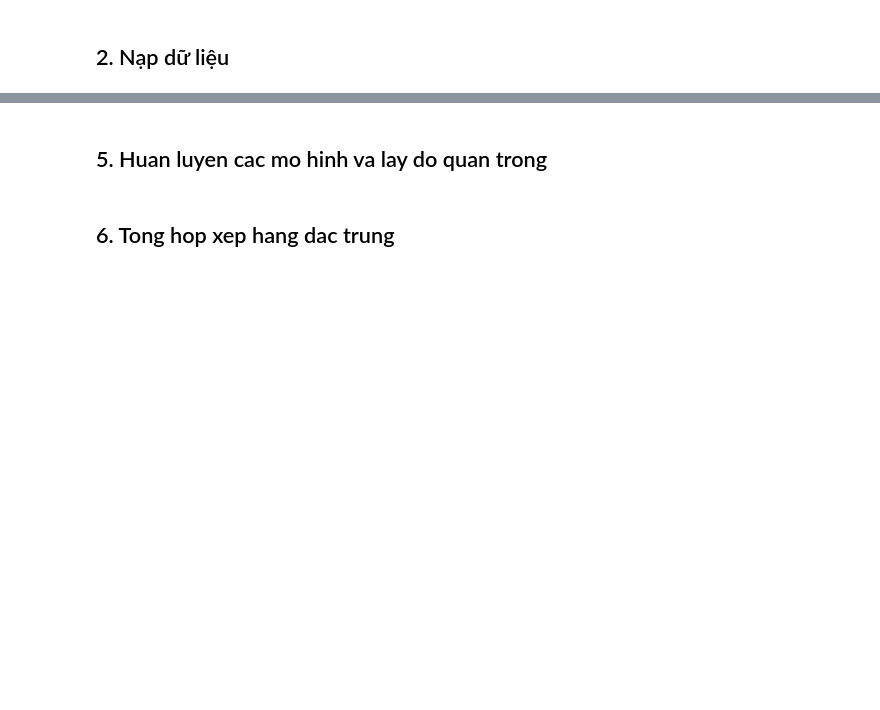
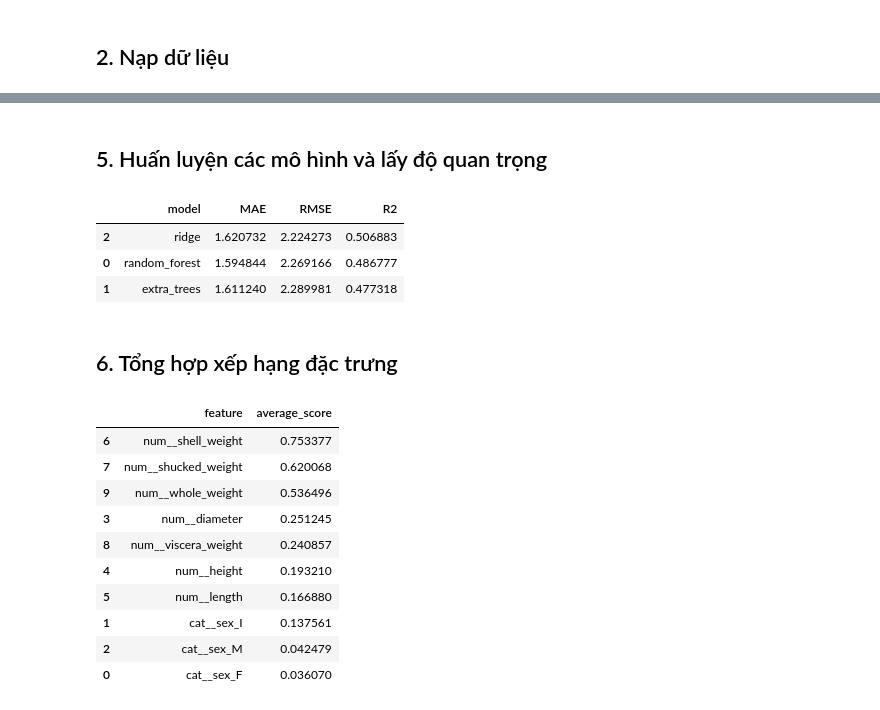
Before and after one commit to Gtvkun-ai/TNTT_Repo_Abalone6, a Jupyter notebook: AbaloneAge/notebooks/research/03_feature_selection_model_based.ipynb, the cells around one changed output, grey strips where cells are left out. Saved outputs shown, nothing was run; the diff lists cells and outputs as text; code cells hidden in the pictures; blank space fills up the shorter version.

```diff
--- a/AbaloneAge/notebooks/research/03_feature_selection_model_based.ipynb
+++ b/AbaloneAge/notebooks/research/03_feature_selection_model_based.ipynb
@@ -118,61 +125,78 @@ print("So dac trung sau tien xu ly:", len(ten_dac_trung))
 # %% [markdown]
-## 5. Huan luyen cac mo hinh va lay do quan trong
+## 5. Huấn luyện các mô hình và lấy độ quan trọng
 # %%
-mo_hinh_dict = {
+model_dict = {
     "random_forest": RandomForestRegressor(n_estimators=400, random_state=42, n_jobs=-1),
     "extra_trees": ExtraTreesRegressor(n_estimators=400, random_state=42, n_jobs=-1),
     "ridge": Ridge(alpha=1.0),
 }
 
-ket_qua_metric = []
-tat_ca_importance = []
+metric_results = []
+all_importances = []
 
-for ten_mo_hinh, mo_hinh in mo_hinh_dict.items():
-    mo_hinh.fit(X_train_txl, y_train)
-    du_doan_val = mo_hinh.predict(X_val_txl)
+for model_name, model in model_dict.items():
+    model.fit(X_train_processed, y_train)
+    val_predictions = model.predict(X_val_processed)
 
-    mae = mean_absolute_error(y_val, du_doan_val)
-    rmse = np.sqrt(mean_squared_error(y_val, du_doan_val))
-    r2 = r2_score(y_val, du_doan_val)
+    mae = mean_absolute_error(y_val, val_predictions)
+    rmse = np.sqrt(mean_squared_error(y_val, val_predictions))
+    r2 = r2_score(y_val, val_predictions)
 
-    ket_qua_metric.append({
-        "mo_hinh": ten_mo_hinh,
+    metric_results.append({
+        "model": model_name,
         "MAE": mae,
         "RMSE": rmse,
         "R2": r2,
     })
 
-    if hasattr(mo_hinh, "feature_importances_"):
-        importance = mo_hinh.feature_importances_
+    if hasattr(model, "feature_importances_"):
+        importance = model.feature_importances_
     else:
-        importance = np.abs(mo_hinh.coef_)
+        importance = np.abs(model.coef_)
 
-    bang_importance = pd.DataFrame({
-        "dac_trung": ten_dac_trung,
+    importance_df = pd.DataFrame({
+        "feature": feature_names,
         "importance": importance,
-        "mo_hinh": ten_mo_hinh,
+        "model": model_name,
     })
-    tat_ca_importance.append(bang_importance)
+    all_importances.append(importance_df)
 
-bang_metric = pd.DataFrame(ket_qua_metric).sort_values(by="RMSE")
-bang_metric
+metric_df = pd.DataFrame(metric_results).sort_values(by="RMSE")
+metric_df
+# %% [output]
+|  | model | MAE | RMSE | R2 |
+| 2 | ridge | 1.620732 | 2.224273 | 0.506883 |
+| 0 | random_forest | 1.594844 | 2.269166 | 0.486777 |
+| 1 | extra_trees | 1.611240 | 2.289981 | 0.477318 |
 # %% [markdown]
-## 6. Tong hop xep hang dac trung
+## 6. Tổng hợp xếp hạng đặc trưng
 # %%
-bang_all = pd.concat(tat_ca_importance, ignore_index=True)
+all_df = pd.concat(all_importances, ignore_index=True)
 
-# Chuan hoa importance theo tung mo hinh de so sanh cong bang
-bang_all["importance_chuan_hoa"] = bang_all.groupby("mo_hinh")["importance"].transform(
+# Chuẩn hóa độ quan trọng theo từng mô hình để so sánh công bằng
+all_df["normalized_importance"] = all_df.groupby("model")["importance"].transform(
     lambda x: x / (x.max() + 1e-12)
 )
 
-bang_tong_hop = (
-    bang_all.groupby("dac_trung")["importance_chuan_hoa"]
+summary_df = (
+    all_df.groupby("feature")["normalized_importance"]
     .mean()
     .reset_index()
-    .rename(columns={"importance_chuan_hoa": "diem_trung_binh"})
-    .sort_values(by="diem_trung_binh", ascending=False)
+    .rename(columns={"normalized_importance": "average_score"})
+    .sort_values(by="average_score", ascending=False)
 )
 
-bang_tong_hop.head(15)
+summary_df.head(15)
+# %% [output]
+|  | feature | average_score |
+| 6 | num__shell_weight | 0.753377 |
+| 7 | num__shucked_weight | 0.620068 |
+| 9 | num__whole_weight | 0.536496 |
+| 3 | num__diameter | 0.251245 |
+| 8 | num__viscera_weight | 0.240857 |
+| 4 | num__height | 0.193210 |
+| 5 | num__length | 0.166880 |
+| 1 | cat__sex_I | 0.137561 |
+| 2 | cat__sex_M | 0.042479 |
+| 0 | cat__sex_F | 0.036070 |
 # %% [markdown]
```
Also changed, not shown: parts of 12 cells of this notebook.
